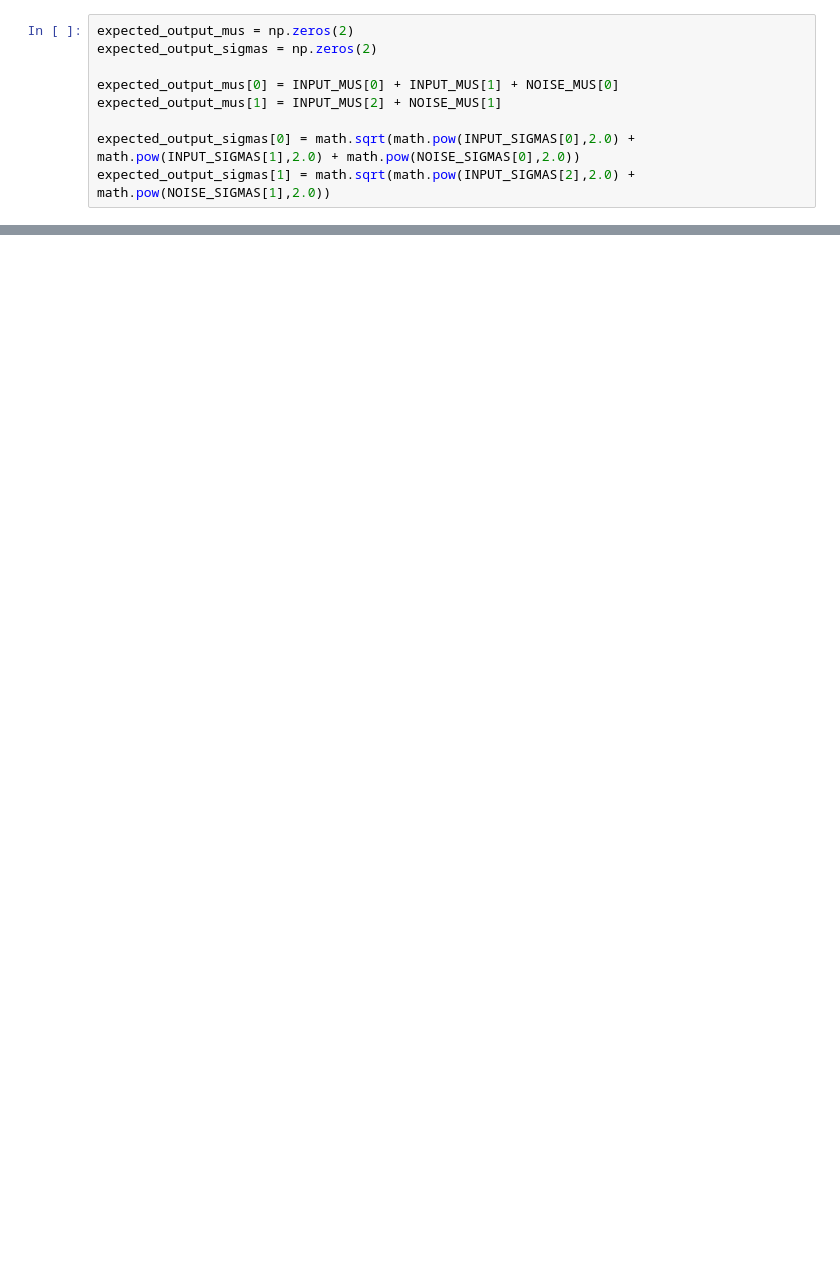
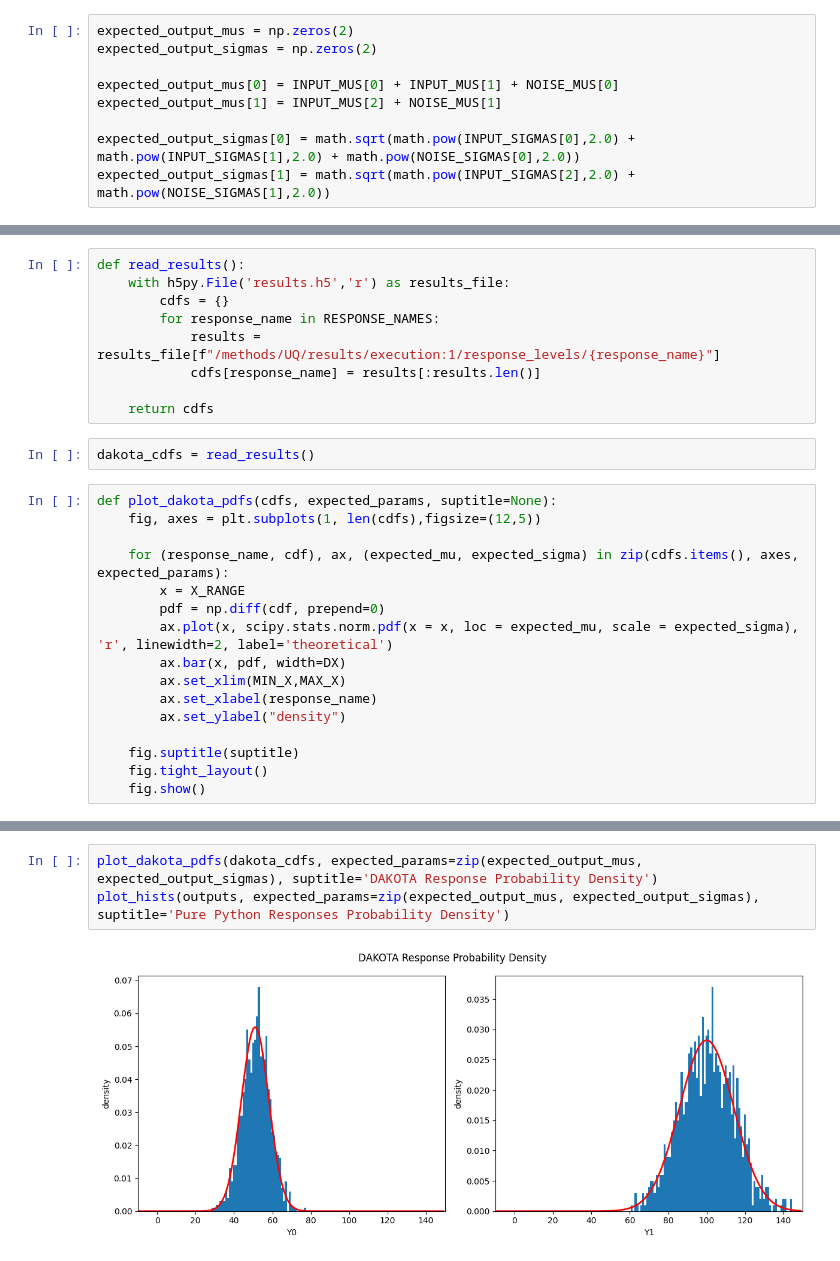
Before and after one commit to wvangeit/uncertprop, a Jupyter notebook: example1/UQ.ipynb, the cells around one changed output, grey strips where cells are left out. Saved outputs shown, nothing was run; the diff lists cells and outputs as text; blank space fills up the shorter version.

```diff
--- a/example1/UQ.ipynb
+++ b/example1/UQ.ipynb
@@ -79,0 +231,27 @@ plot_qq(outputs, expected_params=zip(expected_output_mus, expected_output_sigmas
+# %%
+def read_results():
+    with h5py.File('results.h5','r') as results_file:
+        cdfs = {}
+        for response_name in RESPONSE_NAMES:
+            results = results_file[f"/methods/UQ/results/execution:1/response_levels/{response_name}"]
+            cdfs[response_name] = results[:results.len()]
+
+    return cdfs
+# %%
+dakota_cdfs = read_results()
+# %%
+def plot_dakota_pdfs(cdfs, expected_params, suptitle=None):
+    fig, axes = plt.subplots(1, len(cdfs),figsize=(12,5))
+
+    for (response_name, cdf), ax, (expected_mu, expected_sigma) in zip(cdfs.items(), axes, expected_params):
+        x = X_RANGE
+        pdf = np.diff(cdf, prepend=0)
+        ax.plot(x, scipy.stats.norm.pdf(x = x, loc = expected_mu, scale = expected_sigma), 'r', linewidth=2, label='theoretical')
+        ax.bar(x, pdf, width=DX)
+        ax.set_xlim(MIN_X,MAX_X)
+        ax.set_xlabel(response_name)
+        ax.set_ylabel("density")
+
+    fig.suptitle(suptitle)
+    fig.tight_layout()
+    fig.show()
@@ -79,0 +273,5 @@ plot_qq(outputs, expected_params=zip(expected_output_mus, expected_output_sigmas
+# %%
+plot_dakota_pdfs(dakota_cdfs, expected_params=zip(expected_output_mus, expected_output_sigmas), suptitle='DAKOTA Response Probability Density')
+plot_hists(outputs, expected_params=zip(expected_output_mus, expected_output_sigmas), suptitle='Pure Python Responses Probability Density')
+# %% [output]
+[figure, added]
```
Also changed, not shown: parts of 20 cells of this notebook.
